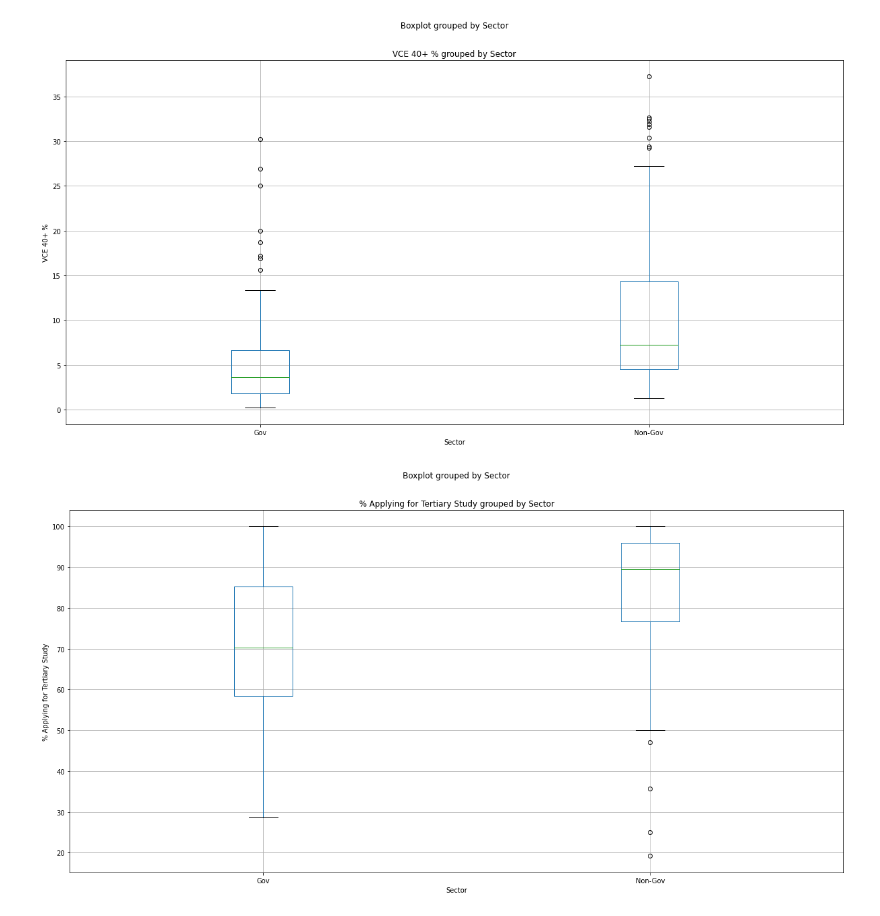
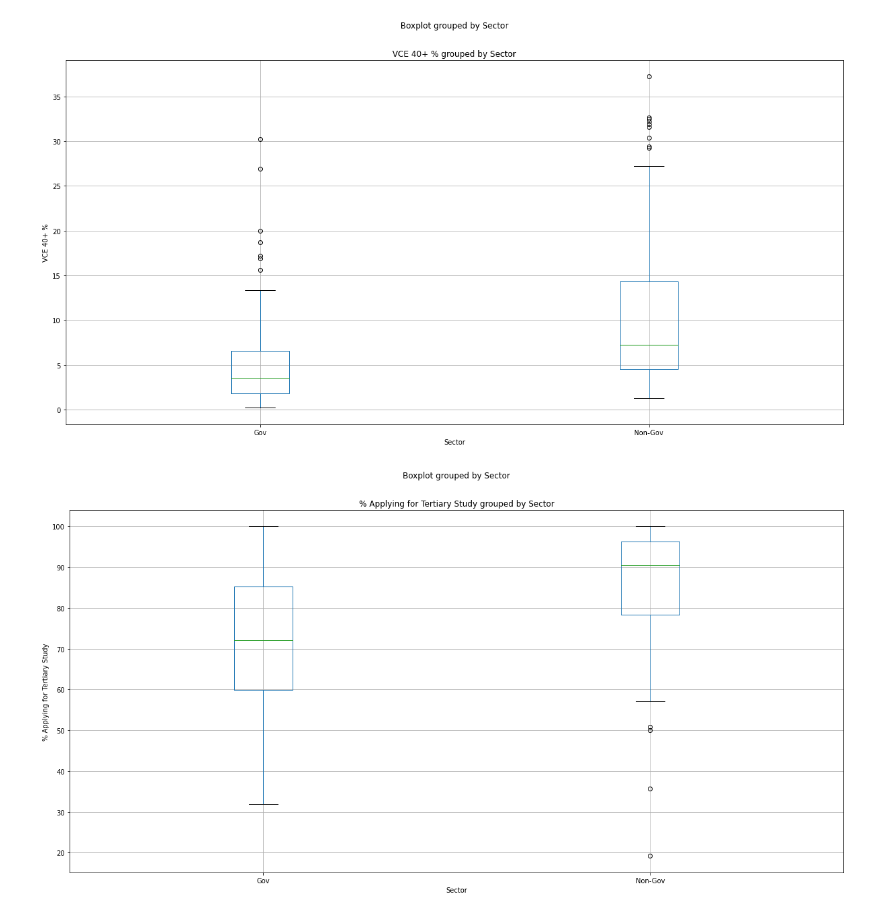
Before and after one commit to joshmartin33/project-one, a Jupyter notebook: analysis.ipynb, the cells around one changed output. Drawn from its saved outputs; the diff is of its cells as text; code cells hidden in the pictures.

```diff
--- a/analysis.ipynb
+++ b/analysis.ipynb
@@ -265,3 +278,6 @@ This section investigates if there is a conncetion between academic sucess and s
 # %%
 sectors_df = pd.DataFrame({ 'Sector': school_df['Sector'], '% Applying for Tertiary Study': school_df['% Applying for Tertiary Study'],
                             'Median VCE Score': school_df['Median VCE Score'], 'VCE 40+ %': school_df['VCE 40+ %']})
+sectors_df = sectors_df.drop(sectors_df[sectors_df['Median VCE Score'] == 0].index, inplace=False)
+sectors_df = sectors_df.drop(sectors_df[sectors_df['VCE 40+ %'] == 0].index, inplace=False)
+sectors_df = sectors_df.drop(sectors_df[sectors_df['% Applying for Tertiary Study'] == 0].index, inplace=False)
@@ -285,9 +339,9 @@ plt.savefig('output/sector_median_vce_box.png')
 [figure]
 # %%
 sector_tertiary = sectors_df.drop(sectors_df[sectors_df['% Applying for Tertiary Study'] == 0].index, inplace=False)
-sector_tertiary.boxplot('% Applying for Tertiary Study', by="Sector", figsize=(20, 10))
+sectors_df.boxplot('% Applying for Tertiary Study', by="Sector", figsize=(20, 10))
 plt.title('% Applying for Tertiary Study grouped by Sector')
 plt.ylabel('% Applying for Tertiary Study')
 plt.savefig('output/sector_tertiary_box.png')
 # %% [output]
-[figure, old version]
+[figure, new version]
```
Also changed, not shown: parts of 16 cells of this notebook, 3 other files.
